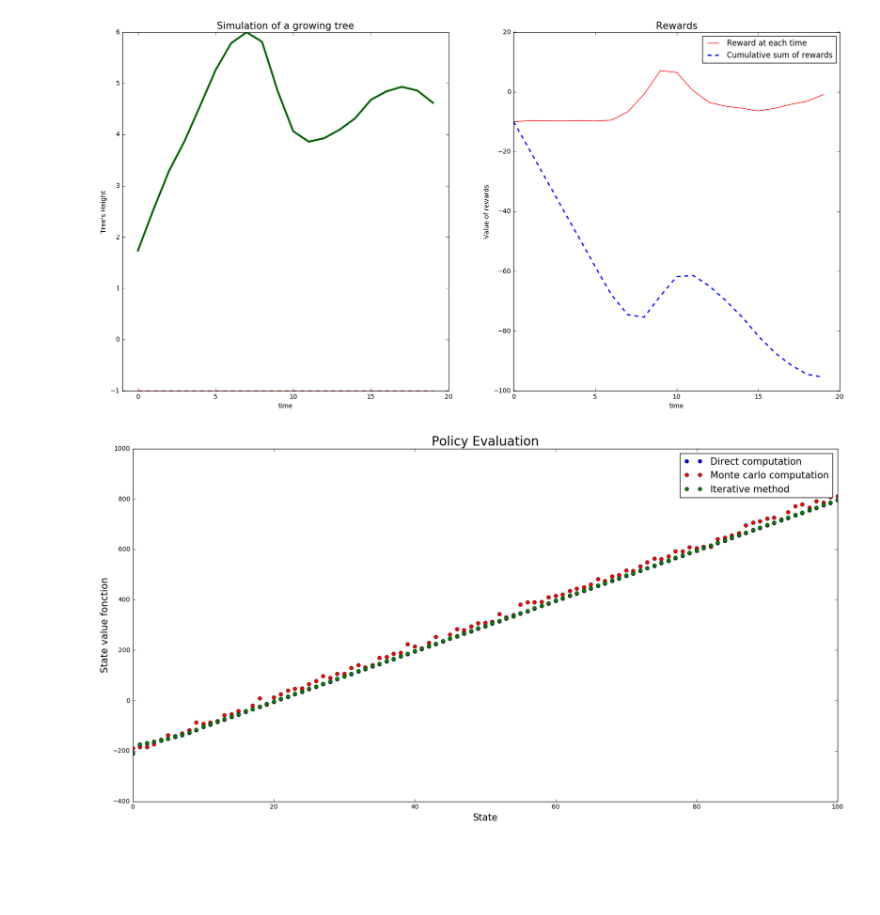
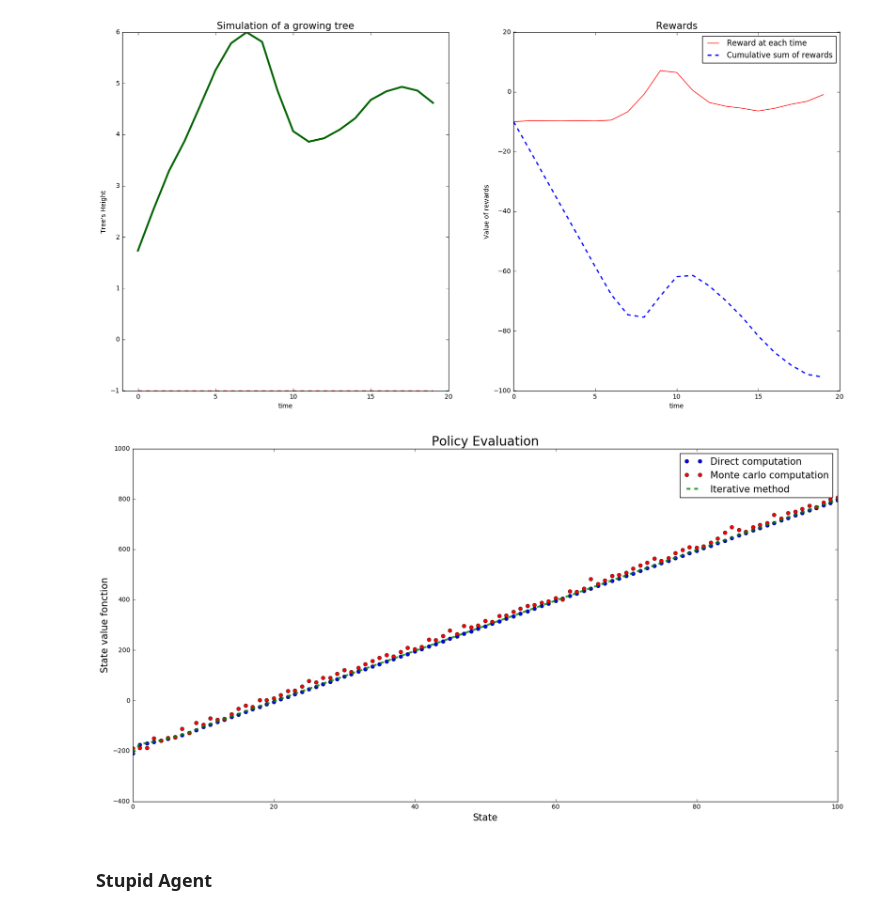
Before and after one commit to bigtdu53/tp1_reinforcment, a Jupyter notebook: tp_1_clean.ipynb, the cells around one changed output. Drawn from its saved outputs; the diff is of its cells as text; code cells hidden in the pictures; blank space fills up the shorter version.

```diff
--- a/tp_1_clean.ipynb
+++ b/tp_1_clean.ipynb
@@ -354,16 +354,18 @@ arbA.plot_policy(nIter=20,nbRuns=1000,tree=t)
 # %%
 Vdirect=arbA.ev_policy_direct_computation(t)
 Vmonte=arbA.ev_policy_motecarlo(t,50,100)
 Vinte=arbA.ev_policy_iterative_computation(t,100)
 plt.figure(figsize=(20,10))
 plt.plot(Vdirect,'bo')
 plt.plot(Vmonte,'ro')
-plt.plot(Vinte,'g--',lw=3,alpha=)
+plt.plot(Vinte,'g--',lw=3,alpha=0.8)
 plt.title('Policy Evaluation',fontsize=20)
 plt.xlabel('State',fontsize=15)
 plt.ylabel('State value fonction',fontsize=15)
 plt.legend(['Direct computation','Monte carlo computation','Iterative method'],fontsize=15)
 plt.show()
 # %% [output]
-[figure, old version]
+[figure, new version]
+# %% [markdown]
+### Stupid Agent
 # %%
```
Also changed, not shown: parts of 5 cells of this notebook.
